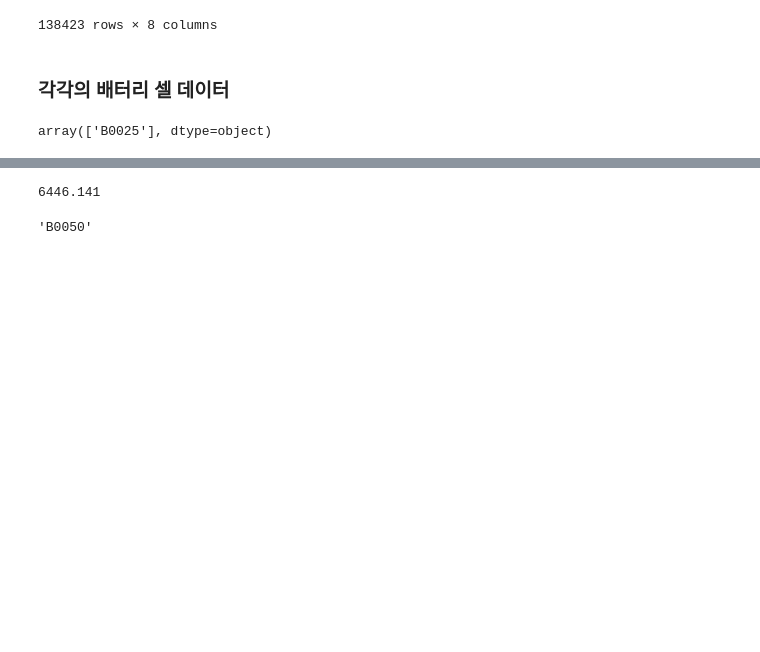
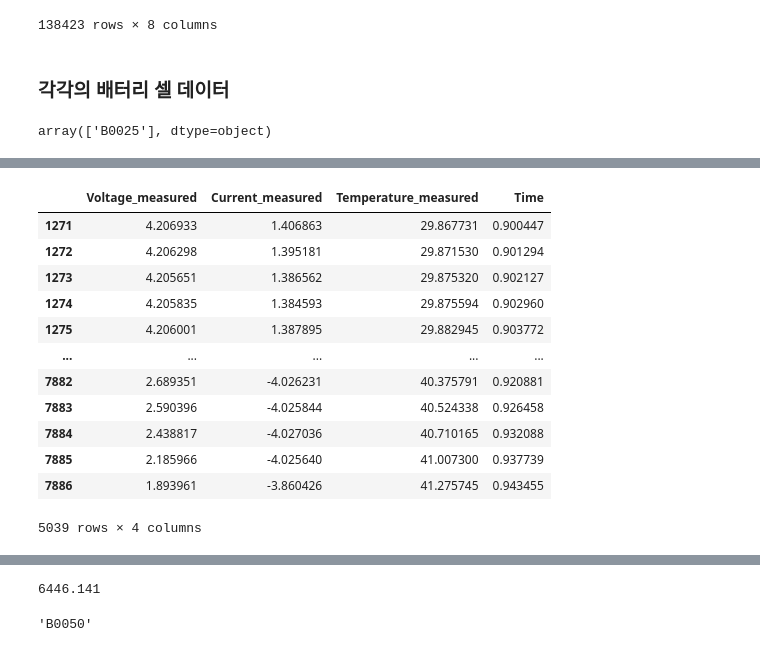
Before and after one commit to SilvianC/Almighty, a Jupyter notebook: data/BMS 데이터 산출.ipynb, the cells around one changed output, grey strips where cells are left out. Saved outputs shown, nothing was run; the diff lists cells and outputs as text; code cells hidden in the pictures; blank space fills up the shorter version.

```diff
--- a/data/BMS 데이터 산출.ipynb
+++ b/data/BMS 데이터 산출.ipynb
@@ -518,3 +517,19 @@ for battery_id in battery_id_df[19:20]:
+# %%
+bat_df[bat_df['Time'] > 0.9]
+# %% [output]
+|  | Voltage_measured | Current_measured | Temperature_measured | Time |
+| 1271 | 4.206933 | 1.406863 | 29.867731 | 0.900447 |
+| 1272 | 4.206298 | 1.395181 | 29.871530 | 0.901294 |
+| 1273 | 4.205651 | 1.386562 | 29.875320 | 0.902127 |
+| 1274 | 4.205835 | 1.384593 | 29.875594 | 0.902960 |
+| 1275 | 4.206001 | 1.387895 | 29.882945 | 0.903772 |
+| ... | ... | ... | ... | ... |
+| 7882 | 2.689351 | -4.026231 | 40.375791 | 0.920881 |
+| 7883 | 2.590396 | -4.025844 | 40.524338 | 0.926458 |
+| 7884 | 2.438817 | -4.027036 | 40.710165 | 0.932088 |
+| 7885 | 2.185966 | -4.025640 | 41.007300 | 0.937739 |
+| 7886 | 1.893961 | -3.860426 | 41.275745 | 0.943455 |
+5039 rows × 4 columns
 # %%
 vit_df.to_csv('./vits/' + battery_id + '.csv', index=False)
 # %% [output]
```
Also changed, not shown: parts of 2 cells of this notebook, 10 other files.
